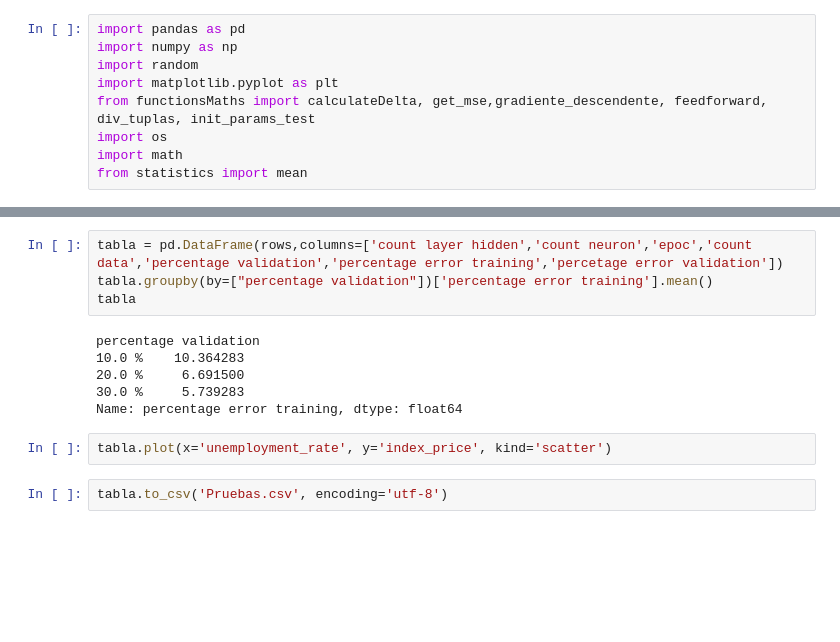
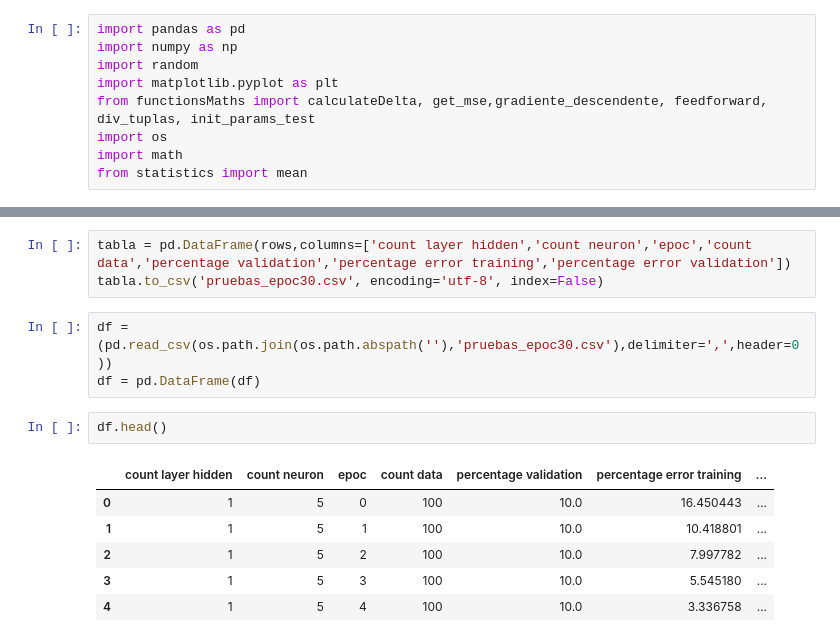
Before and after one commit to CrlsAlejandro97/Perceptron-Multicapa, a Jupyter notebook: src/Test.ipynb, the cells around one changed output, grey strips where cells are left out. Cells and saved outputs as stored; diff of their text form; blank space fills up the shorter version.

Commit message:
72 pruebas

```diff
--- a/src/Test.ipynb
+++ b/src/Test.ipynb
@@ -79,14 +79,15 @@ for nro in range(len(test)):
 # %%
-tabla = pd.DataFrame(rows,columns=['count layer hidden','count neuron','epoc','count data','percentage validation','percentage error training','percetage error validation'])
-tabla.groupby(by=["percentage validation"])['percentage error training'].mean()
-tabla
+tabla = pd.DataFrame(rows,columns=['count layer hidden','count neuron','epoc','count data','percentage validation','percentage error training','percentage error validation'])
+tabla.to_csv('pruebas_epoc30.csv', encoding='utf-8', index=False)
-# %% [output]
-percentage validation
-10.0 %    10.364283
-20.0 %     6.691500
-30.0 %     5.739283
-Name: percentage error training, dtype: float64
-# %%
-tabla.plot(x='unemployment_rate', y='index_price', kind='scatter')
-# %%
-tabla.to_csv('Pruebas.csv', encoding='utf-8')
+# %%
+df = (pd.read_csv(os.path.join(os.path.abspath(''),'pruebas_epoc30.csv'),delimiter=',',header=0))
+df = pd.DataFrame(df)
+# %%
+df.head()
+# %% [output]
+|  | count layer hidden | count neuron | epoc | count data | percentage validation | percentage error training | ... |
+| 0 | 1 | 5 | 0 | 100 | 10.0 | 16.450443 | ... |
+| 1 | 1 | 5 | 1 | 100 | 10.0 | 10.418801 | ... |
+| 2 | 1 | 5 | 2 | 100 | 10.0 | 7.997782 | ... |
+| 3 | 1 | 5 | 3 | 100 | 10.0 | 5.545180 | ... |
+| 4 | 1 | 5 | 4 | 100 | 10.0 | 3.336758 | ... |
```
Also changed, not shown: parts of 4 cells of this notebook, 1 other file.
